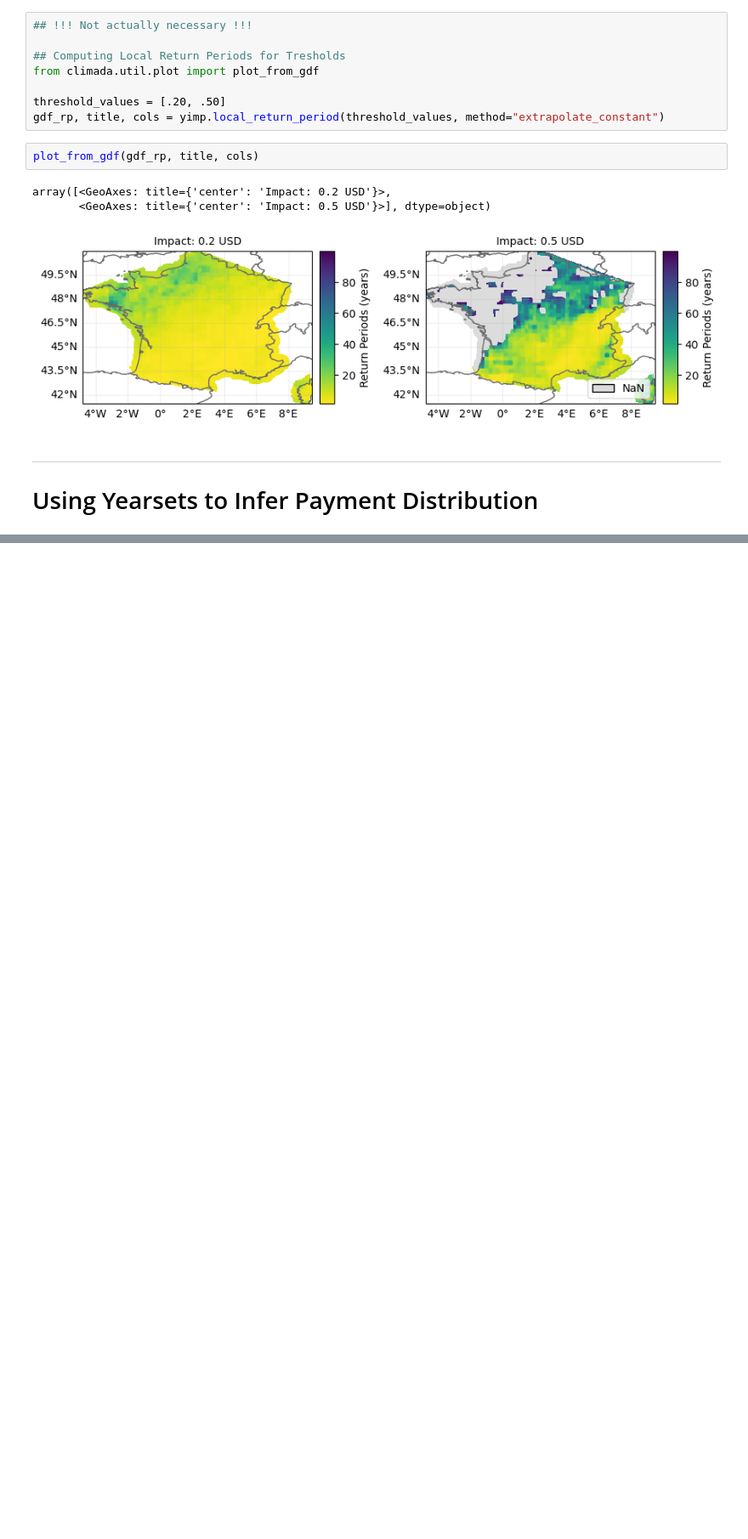
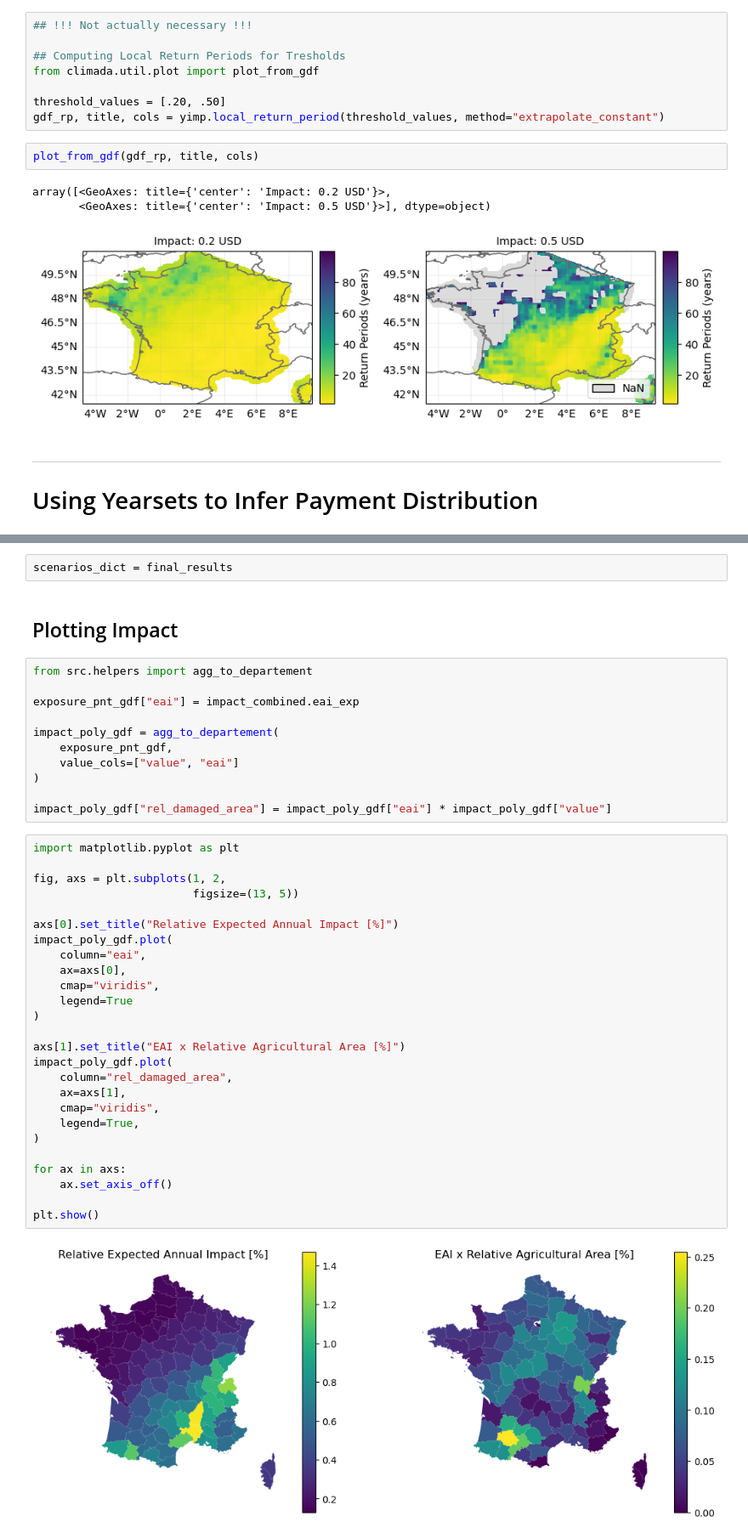
Before and after one commit to arvedluetzen/mus-climada, a Jupyter notebook: notebooks/0520_yearset-scenarios.ipynb, the cells around one changed output, grey strips where cells are left out. Shown at 85% size. Saved outputs shown, nothing was run; the diff lists cells and outputs as text; blank space fills up the shorter version.

```diff
--- a/notebooks/0520_yearset-scenarios.ipynb
+++ b/notebooks/0520_yearset-scenarios.ipynb
@@ -247,0 +373,43 @@ array([<GeoAxes: title={'center': 'Impact: 0.2 USD'}>,
+# %%
+scenarios_dict = final_results
+# %% [markdown]
+## Plotting Impact
+# %%
+from src.helpers import agg_to_departement
+
+exposure_pnt_gdf["eai"] = impact_combined.eai_exp
+
+impact_poly_gdf = agg_to_departement(
+    exposure_pnt_gdf,
+    value_cols=["value", "eai"]
+)
+
+impact_poly_gdf["rel_damaged_area"] = impact_poly_gdf["eai"] * impact_poly_gdf["value"]
+# %%
+import matplotlib.pyplot as plt
+
+fig, axs = plt.subplots(1, 2,
+                        figsize=(13, 5))
+
+axs[0].set_title("Relative Expected Annual Impact [%]")
+impact_poly_gdf.plot(
+    column="eai",
+    ax=axs[0],
+    cmap="viridis",
+    legend=True
+)
+
+axs[1].set_title("EAI x Relative Agricultural Area [%]")
+impact_poly_gdf.plot(
+    column="rel_damaged_area",
+    ax=axs[1],
+    cmap="viridis",
+    legend=True,
+)
+
+for ax in axs:
+    ax.set_axis_off()
+
+plt.show()
+# %% [output]
+[figure, added]
```
Also changed, not shown: parts of 13 cells of this notebook.
